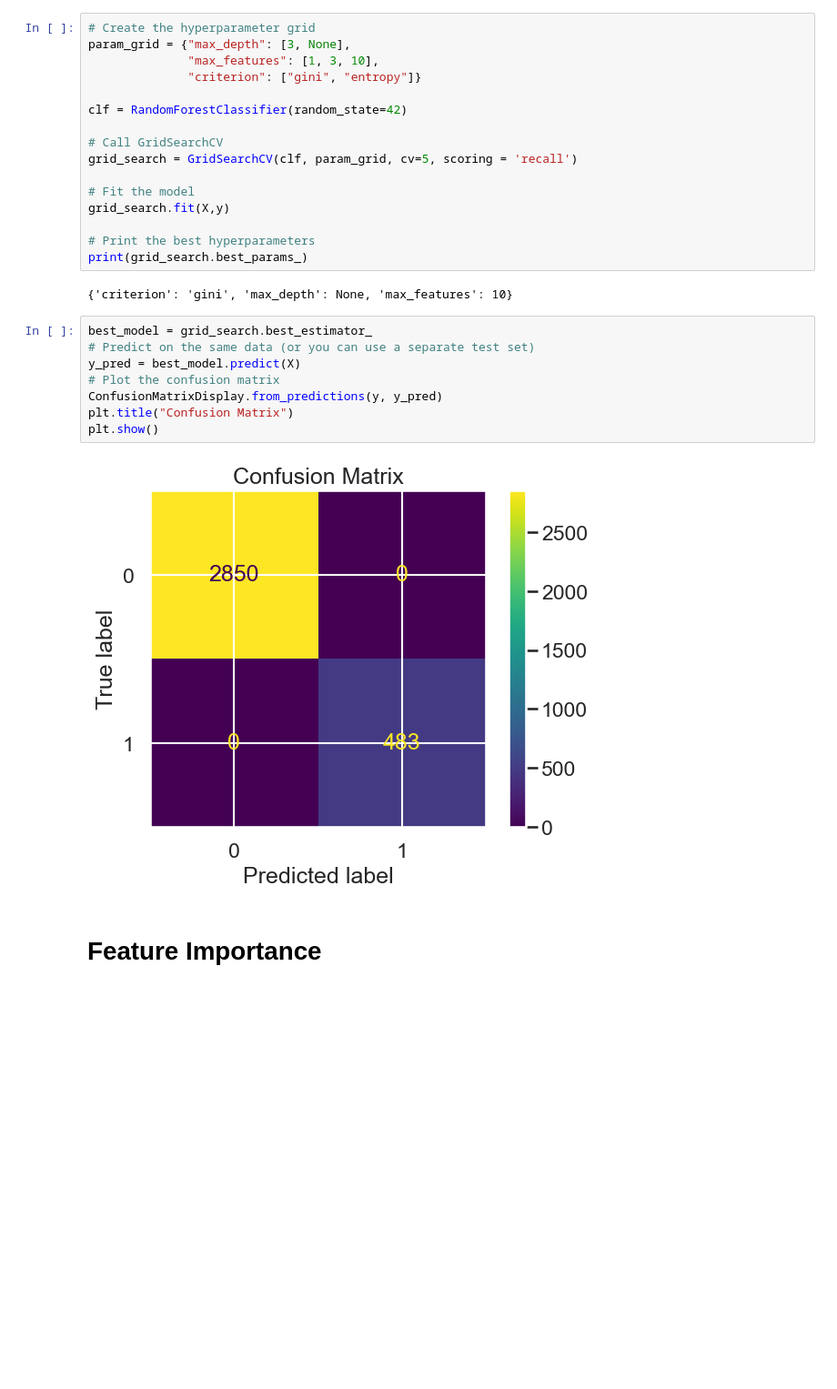
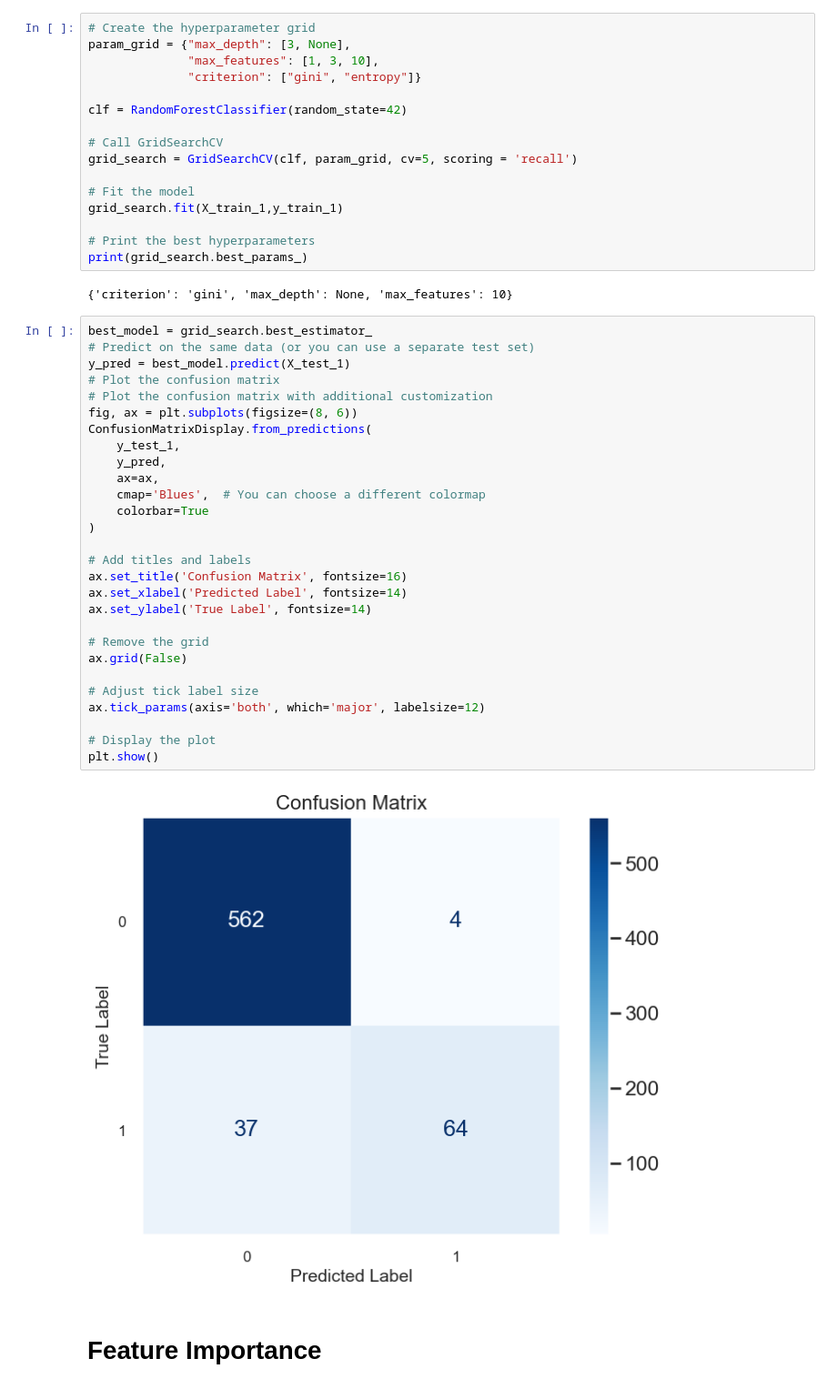
Before and after one commit to glorik189/Portfolio-Projects, a Jupyter notebook: Churn.ipynb, the cells around one changed output. Shown at 91% size. Saved outputs shown, nothing was run; the diff lists cells and outputs as text; blank space fills up the shorter version.

```diff
--- a/Churn.ipynb
+++ b/Churn.ipynb
@@ -434,7 +435,7 @@ clf = RandomForestClassifier(random_state=42)
 grid_search = GridSearchCV(clf, param_grid, cv=5, scoring = 'recall')
 
 # Fit the model
-grid_search.fit(X,y)
+grid_search.fit(X_train_1,y_train_1)
 
 # Print the best hyperparameters
 print(grid_search.best_params_)
@@ -443,13 +444,33 @@ print(grid_search.best_params_)
 # %%
 best_model = grid_search.best_estimator_
 # Predict on the same data (or you can use a separate test set)
-y_pred = best_model.predict(X)
+y_pred = best_model.predict(X_test_1)
 # Plot the confusion matrix
-ConfusionMatrixDisplay.from_predictions(y, y_pred)
-plt.title("Confusion Matrix")
+# Plot the confusion matrix with additional customization
+fig, ax = plt.subplots(figsize=(8, 6))
+ConfusionMatrixDisplay.from_predictions(
+    y_test_1,
+    y_pred,
+    ax=ax,
+    cmap='Blues',  # You can choose a different colormap
+    colorbar=True
+)
+
+# Add titles and labels
+ax.set_title('Confusion Matrix', fontsize=16)
+ax.set_xlabel('Predicted Label', fontsize=14)
+ax.set_ylabel('True Label', fontsize=14)
+
+# Remove the grid
+ax.grid(False)
+
+# Adjust tick label size
+ax.tick_params(axis='both', which='major', labelsize=12)
+
+# Display the plot
 plt.show()
 # %% [output]
-[figure, old version]
+[figure, new version]
 # %% [markdown]
 # Feature Importance
 # %%
```
Also changed, not shown: parts of 3 cells of this notebook.
